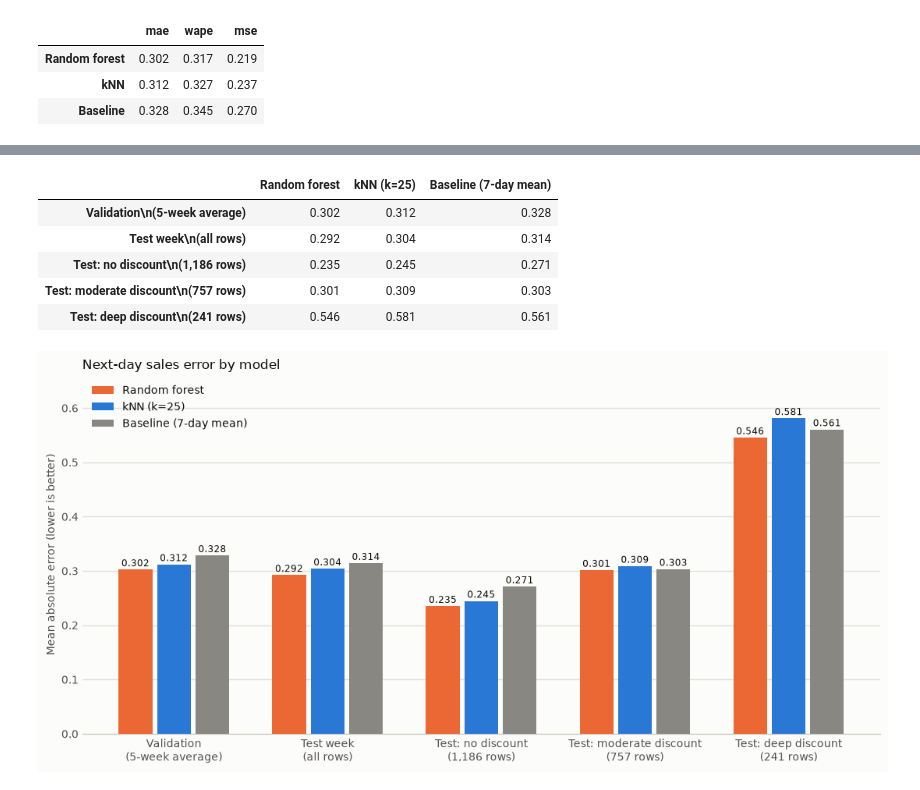
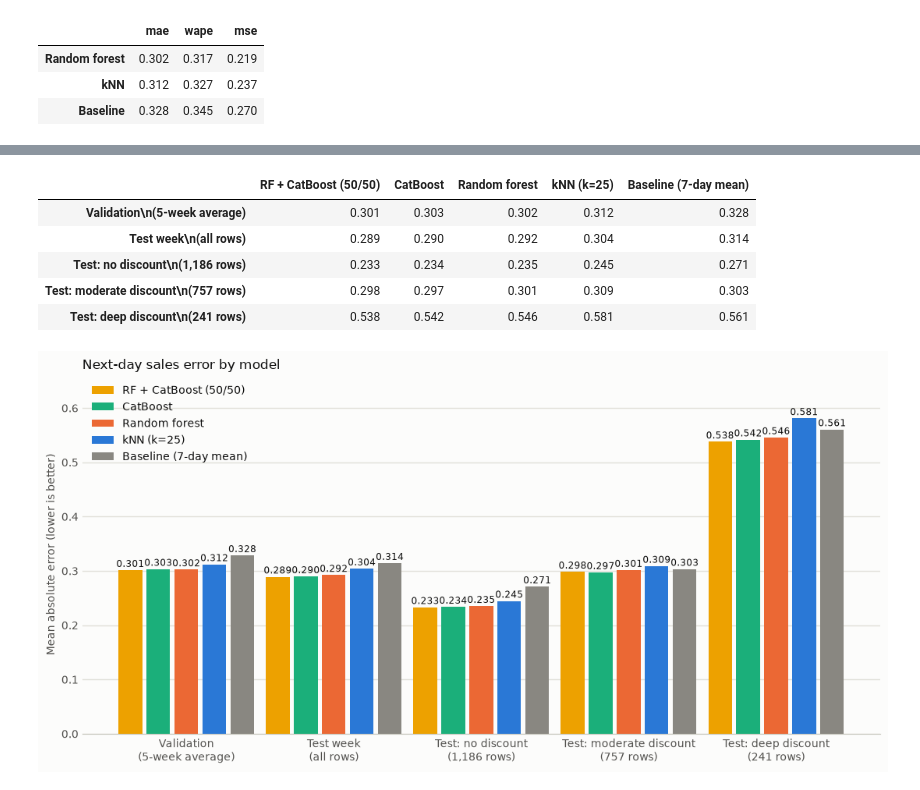
Before and after one commit to Lisayinyy/MAIB_7002, a Jupyter notebook: discount_sales_prediction.ipynb, the cells around one changed output, grey strips where cells are left out. Drawn from its saved outputs; the diff is of its cells as text; code cells hidden in the pictures.

```diff
--- a/discount_sales_prediction.ipynb
+++ b/discount_sales_prediction.ipynb
@@ -483,0 +587,15 @@ Ensemble tuning not run yet. Set TUNE_ENSEMBLE = True after locking CatBoost.
+# %%
+if RERUN_TUNING:
+    oof = {"rf": ev.oof_predictions(feat, models.make_rf), "catboost": ev.oof_predictions(feat, models.make_catboost, CAT_BEST), "knn": ev.oof_predictions(feat, models.make_knn, {"k": KNN_K})}
+    pd.concat({k: v.pred for k, v in oof.items()} | {"actual": oof["rf"][C.TARGET], "fold": oof["rf"].val_fold}, axis=1).to_csv(C.RESULTS / "oof_predictions.csv", index=False)
+    sweep = pd.DataFrame([{"rf_weight": w / 10, "mae": ev.score_blend({"rf": oof["rf"], "catboost": oof["catboost"]}, {"rf": w / 10, "catboost": 1 - w / 10}).mean()} for w in range(11)]).set_index("rf_weight")
+    sweep.to_csv(C.RESULTS / "ensemble_weight_sweep.csv")
+else:
+    sweep = pd.read_csv(C.RESULTS / "ensemble_weight_sweep.csv", index_col=0)
+oof_table = pd.read_csv(C.RESULTS / "oof_predictions.csv")
+
+errors = oof_table[["rf", "catboost", "knn"]].sub(oof_table.actual, axis=0)
+print("Correlation between the models' errors on the validation rows")
+display(errors.corr().round(3))
+
+fig = plots.plot_weight_sweep(sweep, rf_val.mae.mean(), cat_val.mae.mean(), save=C.RESULTS / "ensemble_weight_sweep.png")
@@ -483,0 +617,6 @@ Ensemble tuning not run yet. Set TUNE_ENSEMBLE = True after locking CatBoost.
+# %%
+oof_table["ensemble"] = (oof_table.rf + oof_table.catboost) / 2
+ens_val = oof_table[["rf", "catboost", "ensemble"]].sub(oof_table.actual, axis=0).abs().groupby(oof_table.fold).mean()
+ens_val.columns = ["Random forest", "CatBoost", "RF + CatBoost (50/50)"]
+display(ens_val.rename(index=C.FOLD_LABELS).round(4))
+print("Weeks in which the ensemble beats the forest:", int((ens_val.iloc[:, 2] < ens_val.iloc[:, 0]).sum()), "of 5;  beats CatBoost:", int((ens_val.iloc[:, 2] < ens_val.iloc[:, 1]).sum()), "of 5")
@@ -515,10 +665,18 @@ Each locked model is fitted once on all training rows (April 4 – June 25) and
 # %%
-test, fitted = ev.fit_predict_test(feat, {"knn": models.make_knn(KNN_K), "rf": models.make_rf(max_depth=RF_DEPTH, min_leaf=RF_LEAF)})
-methods = {"Random forest": "pred_rf", "kNN (k=25)": "pred_knn", "Baseline (7-day mean)": "pred_baseline", "Same weekday last week": "pred_same_weekday"}
+test, fitted = ev.fit_predict_test(feat, {
+    "knn": models.make_knn(KNN_K),
+    "rf": models.make_rf(max_depth=RF_DEPTH, min_leaf=RF_LEAF),
+    "catboost": models.make_catboost(**CAT_BEST),
+    "ensemble": models.make_ensemble([("rf", models.make_rf(max_depth=RF_DEPTH, min_leaf=RF_LEAF)), ("catboost", models.make_catboost(**CAT_BEST))]),
+})
+methods = {"RF + CatBoost (50/50)": "pred_ensemble", "CatBoost": "pred_catboost", "Random forest": "pred_rf",
+           "kNN (k=25)": "pred_knn", "Baseline (7-day mean)": "pred_baseline", "Same weekday last week": "pred_same_weekday"}
 
 print(f"train rows: {len(ev.training_rows(feat)):,}   test rows: {len(test):,}")
 overall = ev.score_methods(test, methods)
 display(overall.round(4))
+base_mae = overall.loc["Baseline (7-day mean)", "mae"]
+display(((base_mae - overall.mae) / base_mae * 100).round(1).to_frame("MAE improvement over baseline, %"))
 
 overall.to_csv(C.RESULTS / "test_summary.csv")
 test[C.ROW_KEY + ["discount_next", C.TARGET, "target_stockout_hours", *methods.values()]].to_csv(C.RESULTS / "test_predictions.csv", index=False)
@@ -607,15 +775,16 @@ Sales history sets the level; tomorrow's discount is the main driver of the chan
 # %%
 compare = {label: col for label, col in methods.items() if col != "pred_same_weekday"}
-validation_avg = {"Baseline (7-day mean)": baseline.mae.mean(), "kNN (k=25)": knn_val.mae.mean(), "Random forest": rf_val.mae.mean()}
-fig, table = plots.plot_model_comparison(validation_avg, test, compare,
-                                         {"Baseline (7-day mean)": C.COLOURS["baseline"], "kNN (k=25)": C.COLOURS["knn"], "Random forest": C.COLOURS["rf"]},
-                                         save=C.RESULTS / "model_comparison.png")
+validation_avg = {"RF + CatBoost (50/50)": ens_val.iloc[:, 2].mean(), "CatBoost": cat_val.mae.mean(), "Random forest": rf_val.mae.mean(),
+                  "kNN (k=25)": knn_val.mae.mean(), "Baseline (7-day mean)": baseline.mae.mean()}
+palette = {"RF + CatBoost (50/50)": C.COLOURS["ensemble"], "CatBoost": C.COLOURS["catboost"], "Random forest": C.COLOURS["rf"],
+           "kNN (k=25)": C.COLOURS["knn"], "Baseline (7-day mean)": C.COLOURS["baseline"]}
+fig, table = plots.plot_model_comparison(validation_avg, test, compare, palette, save=C.RESULTS / "model_comparison.png")
 display(table.round(3))
 # %% [output]
-|  | Random forest | kNN (k=25) | Baseline (7-day mean) |
-| Validation\n(5-week average) | 0.302 | 0.312 | 0.328 |
-| Test week\n(all rows) | 0.292 | 0.304 | 0.314 |
-| Test: no discount\n(1,186 rows) | 0.235 | 0.245 | 0.271 |
-| Test: moderate discount\n(757 rows) | 0.301 | 0.309 | 0.303 |
-| Test: deep discount\n(241 rows) | 0.546 | 0.581 | 0.561 |
+|  | RF + CatBoost (50/50) | CatBoost | Random forest | kNN (k=25) | Baseline (7-day mean) |
+| Validation\n(5-week average) | 0.301 | 0.303 | 0.302 | 0.312 | 0.328 |
+| Test week\n(all rows) | 0.289 | 0.290 | 0.292 | 0.304 | 0.314 |
+| Test: no discount\n(1,186 rows) | 0.233 | 0.234 | 0.235 | 0.245 | 0.271 |
+| Test: moderate discount\n(757 rows) | 0.298 | 0.297 | 0.301 | 0.309 | 0.303 |
+| Test: deep discount\n(241 rows) | 0.538 | 0.542 | 0.546 | 0.581 | 0.561 |
-[figure, old version]
+[figure, new version]
```
Also changed, not shown: parts of 37 cells of this notebook, 19 other files.
